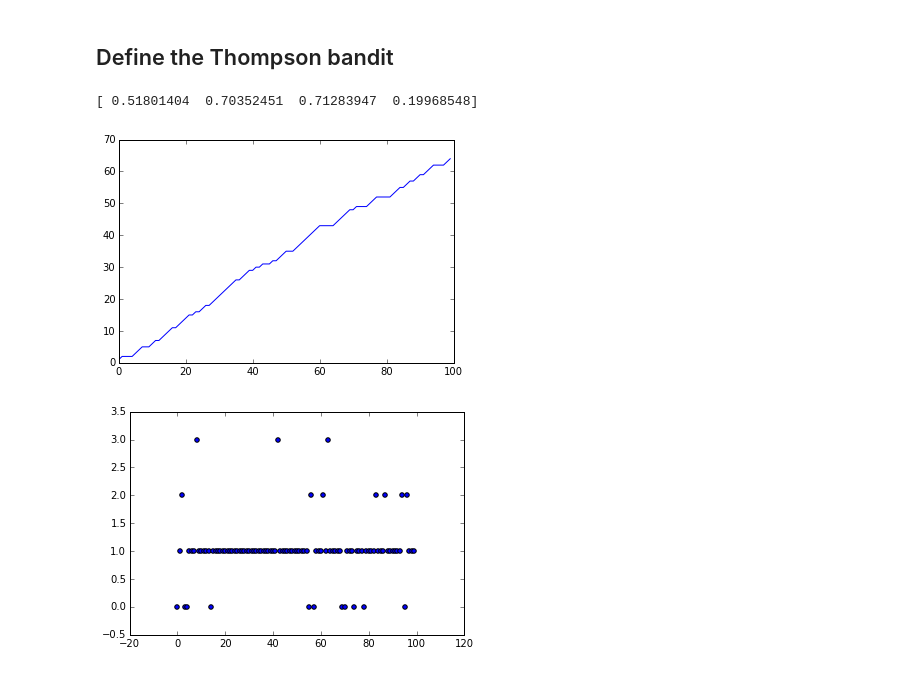
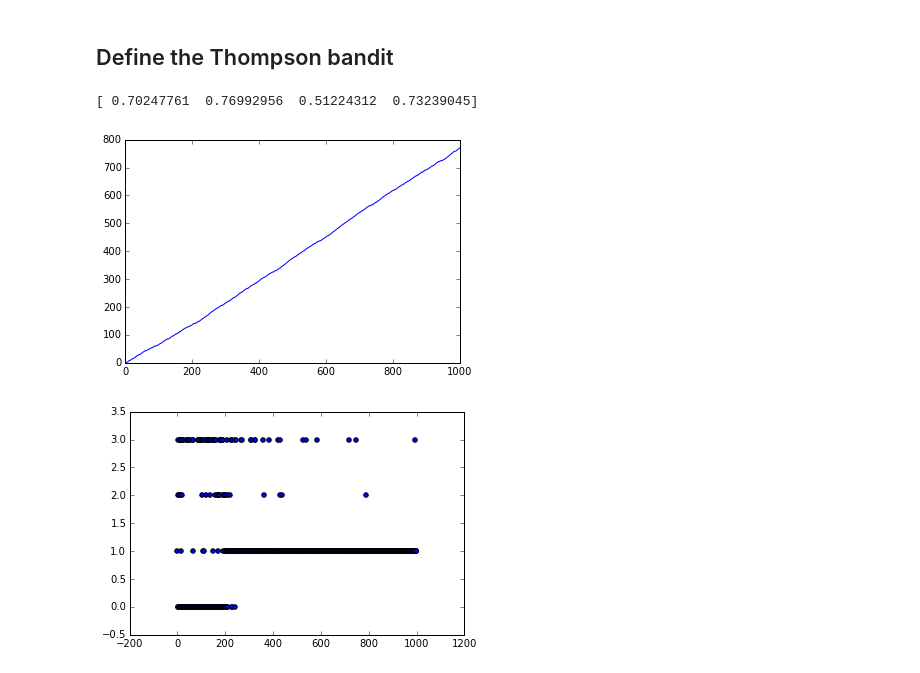
Before and after one commit to cwhy/MAB, a Jupyter notebook: Thompson Sampling.ipynb, the cells around one changed output. Cells and saved outputs as stored; diff of their text form; code cells hidden in the pictures.

```diff
--- a/Thompson Sampling.ipynb
+++ b/Thompson Sampling.ipynb
@@ -134,11 +129,11 @@ class Thompson(Bandit):
 # %%
 th = Thompson(config)
 print(arms.hidden_status)
-for _ in range(100):
+for _ in range(1000):
     th.pull_and_learn(arms)
 
 th.plot_history()
 # %% [output]
-[ 0.51801404  0.70352451  0.71283947  0.19968548]
+[ 0.70247761  0.76992956  0.51224312  0.73239045]
-[figure, old version]
+[figure, new version]
-[figure, old version]
+[figure, new version]
```
Also changed, not shown: parts of 3 cells of this notebook.
